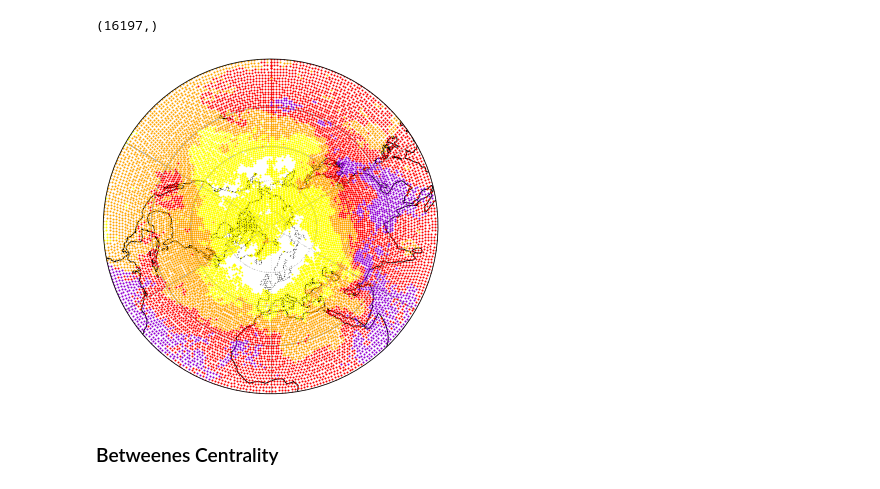
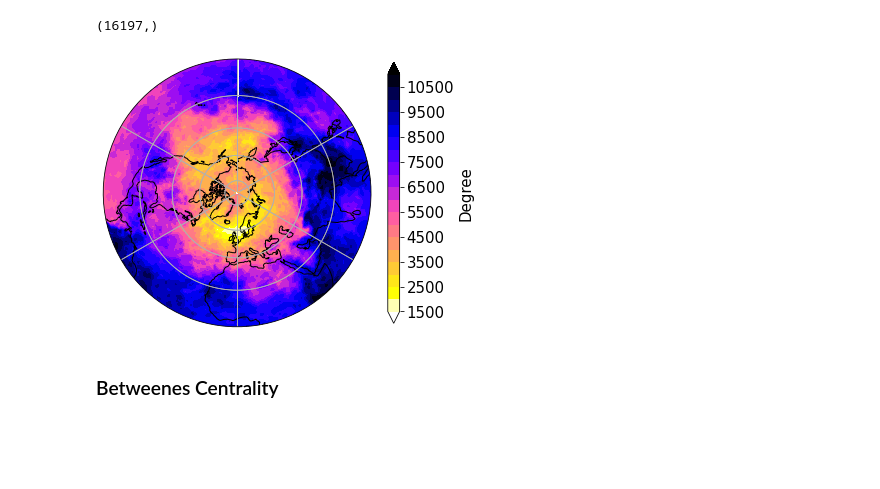
Before and after one commit to OzanSahin92/MtPlus, a Jupyter notebook: notebooks/Complex_Network_Analysis.ipynb, the cells around one changed output. Drawn from its saved outputs; the diff is of its cells as text; code cells hidden in the pictures; blank space fills up the shorter version.

Commit message:
irregularly spaces complex networks can be plotted by interpolating the data

```diff
--- a/notebooks/Complex_Network_Analysis.ipynb
+++ b/notebooks/Complex_Network_Analysis.ipynb
@@ -11,3 +12,10 @@ from graph_tool.all import *
+# %%
+def interpolate_irregular_data(x, y, z, xi, yi):
+    triang = tri.Triangulation(x, y)
+    interpolator = tri.LinearTriInterpolator(triang, z)
+    Xi, Yi = np.meshgrid(xi, yi)
+    zi = interpolator(Xi, Yi)
+    return zi
 # %% [markdown]
 ### Configurations
 # %%
@@ -34,6 +42,8 @@ elif perc99:
 # %%
 file_path = '../data/'
 file_grid_cells = 'grid_cell.txt'
+file_lats_unreduced = file_path + 'lats.4dx4dy_ndjfm.txt'
+file_lons_unreduced = file_path + 'lons.4dx4dy_ndjfm.txt'
 
 if taumax2_subseas:
     file_path2 = file_path+'ES_taumax2_spatially_reduced/'
@@ -96,6 +106,9 @@ compl_net.shape
 (16197, 16197)
 # %% [markdown]
 ### Identifying lon lat coordinates of Complex Network
+# %%
+lat_unreduced = np.loadtxt(file_lats_unreduced)
+lon_unreduced = np.loadtxt(file_lons_unreduced)
 # %%
 lat_list = []
 lon_list = []
@@ -159,48 +176,44 @@ splitter = int((max_degree - min_degree)/5)
+# %%
+in_and_out_degree_interp = interpolate_irregular_data(lon, lat, in_and_out_degree, lon_unreduced, lat_unreduced)
 # %%
 #due to the default threshold being too large for this use case, the private _threshold attribute is divided by 100
 #smooths the connection plot
 hacked_proj = ccrs.NorthPolarStereo()
 hacked_proj._threshold /= 100.
 
 f = plt.figure(figsize=(6, 12))
 proj = hacked_proj
 
 # Compute a circle in axes coordinates, which we can use as a boundary
 # for the map. We can pan/zoom as much as we like - the boundary will be
 # permanently circular.
 theta = np.linspace(0, 2*np.pi, 100)
 center, radius = [0.5, 0.5], 0.5
 verts = np.vstack([np.sin(theta), np.cos(theta)]).T
 circle = mpath.Path(verts * radius + center)
 
 ax = plt.axes(projection=proj)
 ax.coastlines()
 ax.set_global()
 
 gl = ax.gridlines(draw_labels=False, xlocs=None, ylocs=None)  #to have smoother gridlines/latitude-lines
 gl.n_steps = 90
 
 #ax.set_title('In- and Outdegree', fontsize=16)
 ax.gridlines()
-ax.set_extent([-180, 180, 90, 1], ccrs.PlateCarree())
+ax.set_extent([-180, 180, 90, 2], ccrs.PlateCarree())
 ax.set_boundary(circle, transform=ax.transAxes)
 
-for i in range(len(in_and_out_degree)):
-    if min_degree <= in_and_out_degree[i] < min_degree+splitter:
-        plt.plot(lon_lat[i][0], lon_lat[i][1], color='white', marker='.', markersize=2, transform=ccrs.Geodetic())
-    elif min_degree+splitter <= in_and_out_degree[i] < min_degree+2*splitter:
-        plt.plot(lon_lat[i][0], lon_lat[i][1], color='yellow', marker='.', markersize=2, transform=ccrs.Geodetic())
-    elif min_degree+2*splitter <= in_and_out_degree[i] < min_degree+3*splitter:
-        plt.plot(lon_lat[i][0], lon_lat[i][1], color='orange', marker='.', markersize=2, transform=ccrs.Geodetic())
-    elif min_degree+3*splitter <= in_and_out_degree[i] < min_degree+4*splitter:
-        plt.plot(lon_lat[i][0], lon_lat[i][1], color='red', marker='.', markersize=2, transform=ccrs.Geodetic())
-    elif min_degree+4*splitter <= in_and_out_degree[i] <= max_degree:
-        plt.plot(lon_lat[i][0], lon_lat[i][1], color='darkviolet', marker='.', markersize=2, transform=ccrs.Geodetic())
+in_and_out_degree_map = ax.contourf(lon_unreduced, lat_unreduced, in_and_out_degree_interp, levels=20, cmap=plt.cm.gnuplot2_r, extend='both', transform=ccrs.PlateCarree())
+
+cmap = plt.colorbar(in_and_out_degree_map, ax=ax, shrink=0.4)
+cmap.set_label('Degree',size=15)
+cmap.ax.tick_params(labelsize=15)
 
 plt.show()
 f.savefig(file_path + 'in_outdegree_taumax' + str(taumax) + '_' + perc + '_' + surr + '.png', bbox_inches='tight', dpi=f.dpi)
 # %% [output]
-[figure, old version]
+[figure, new version]
 # %% [markdown]
 ### Betweenes Centrality
 # %%
```
Also changed, not shown: parts of 19 cells of this notebook, 1 other file.
